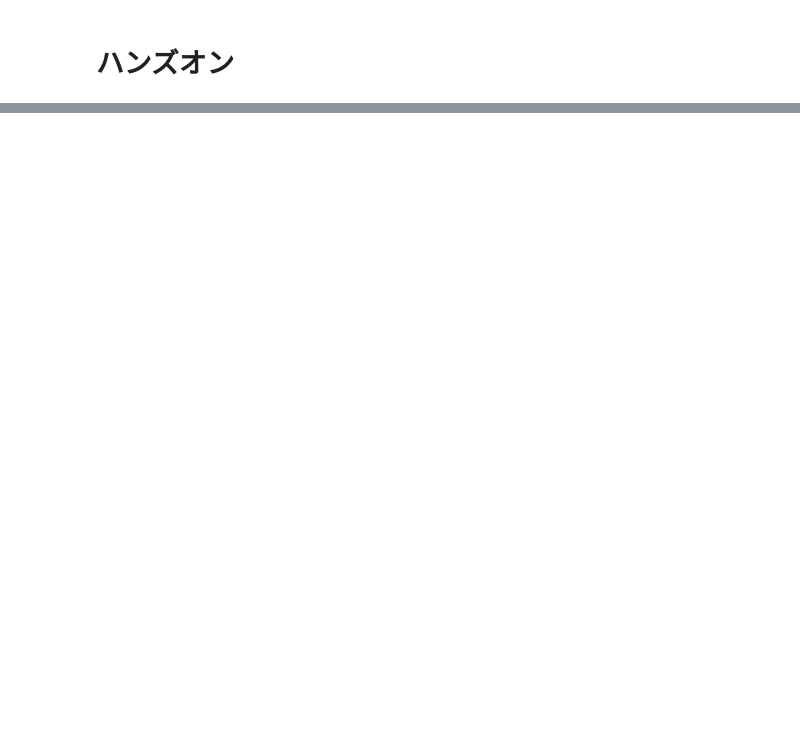
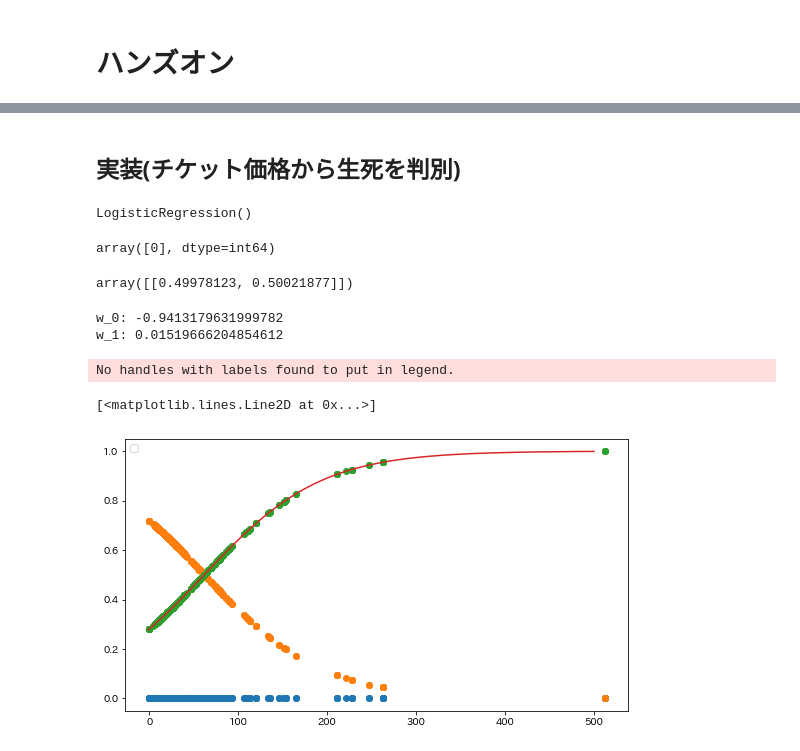
Before and after one commit to takasaki376/rabbit-report, a Jupyter notebook: stage2/report-stage2_03_ロジスティクス回帰モデル.ipynb, the cells around one changed output, grey strips where cells are left out. Saved outputs shown, nothing was run; the diff lists cells and outputs as text; code cells hidden in the pictures; blank space fills up the shorter version.

```diff
--- a/stage2/report-stage2_03_ロジスティクス回帰モデル.ipynb
+++ b/stage2/report-stage2_03_ロジスティクス回帰モデル.ipynb
@@ -88,0 +101,51 @@ plt.contourf(xx0, xx1, proba.reshape(100, 100), alpha=0.2, levels=np.linspace(0,
+# %% [markdown]
+## 実装(チケット価格から生死を判別)
+# %%
+#運賃だけのリストを作成
+data1 = titanic_df.loc[:, ["Fare"]].values
+# %%
+#生死フラグのみのリストを作成
+label1 =  titanic_df.loc[:,["Survived"]].values
+# %%
+#ロジスティクス回帰モデルの定義
+model=LogisticRegression()
+# モデルの学習
+model.fit(data1, label1)
+# %% [output]
+LogisticRegression()
+# %%
+# 入力値が61の場合の予測結果
+model.predict([[61]])
+# %% [output]
+array([0], dtype=int64)
+# %%
+# 入力値が62の場合の予測結果（0と1のそれぞれの確率）
+model.predict_proba([[62]])
+# %% [output]
+array([[0.49978123, 0.50021877]])
+# %%
+# 求まったパラメータの結果
+w_0 = model.intercept_[0]            ##切片
+w_1 = model.coef_[0,0]               ##傾き
+print('w_0:',w_0)
+print('w_1:',w_1)
+# %% [output]
+w_0: -0.9413179631999782
+w_1: 0.01519666204854612
+# %%
+
+def sigmoid(x):
+    return 1 / (1+np.exp(-(w_1*x+w_0)))
+
+x_range = np.linspace(-1, 500, 3000)
+
+plt.figure(figsize=(9,5))
+plt.legend(loc=2)
+
+plt.plot(data1,np.zeros(len(data1)), 'o')
+plt.plot(data1, model.predict_proba(data1), 'o')
+plt.plot(x_range, sigmoid(x_range), '-')
+# %% [output]
+No handles with labels found to put in legend.
+[<matplotlib.lines.Line2D at 0x...>]
+[figure, added]
```
Also changed, not shown: parts of 22 cells of this notebook, 3 other files.
